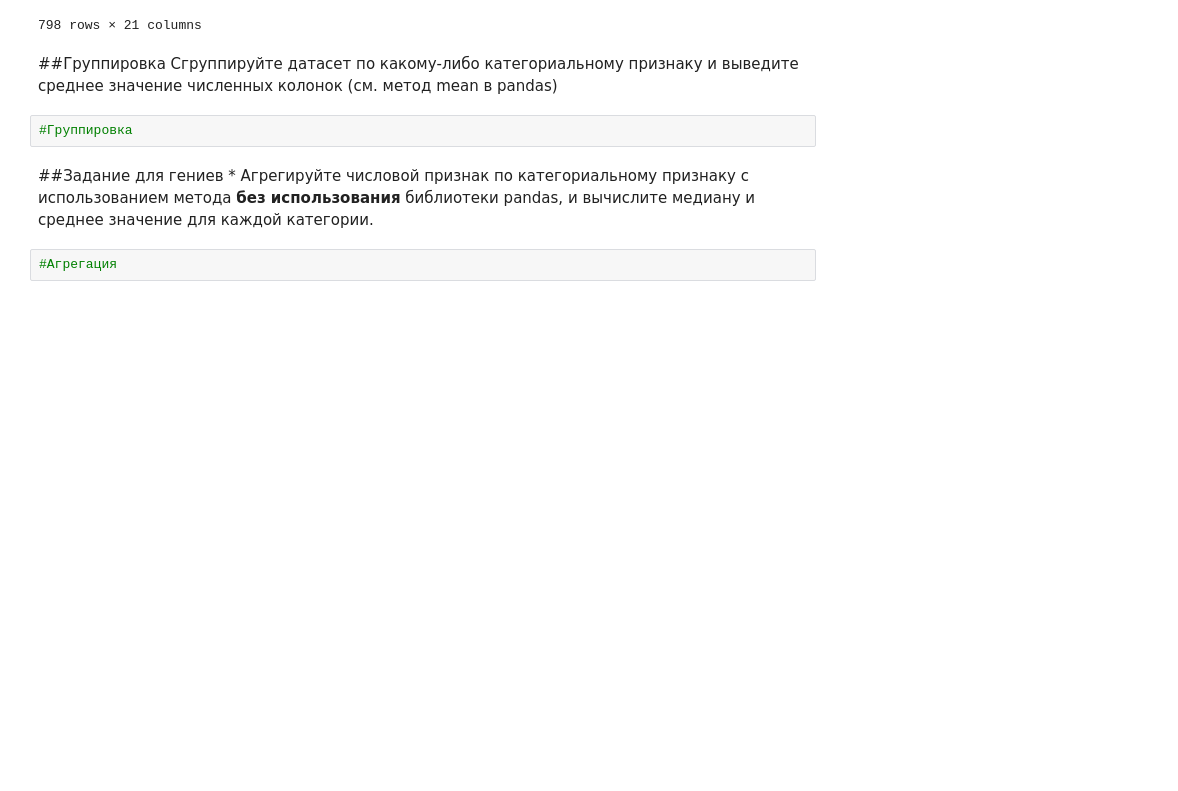
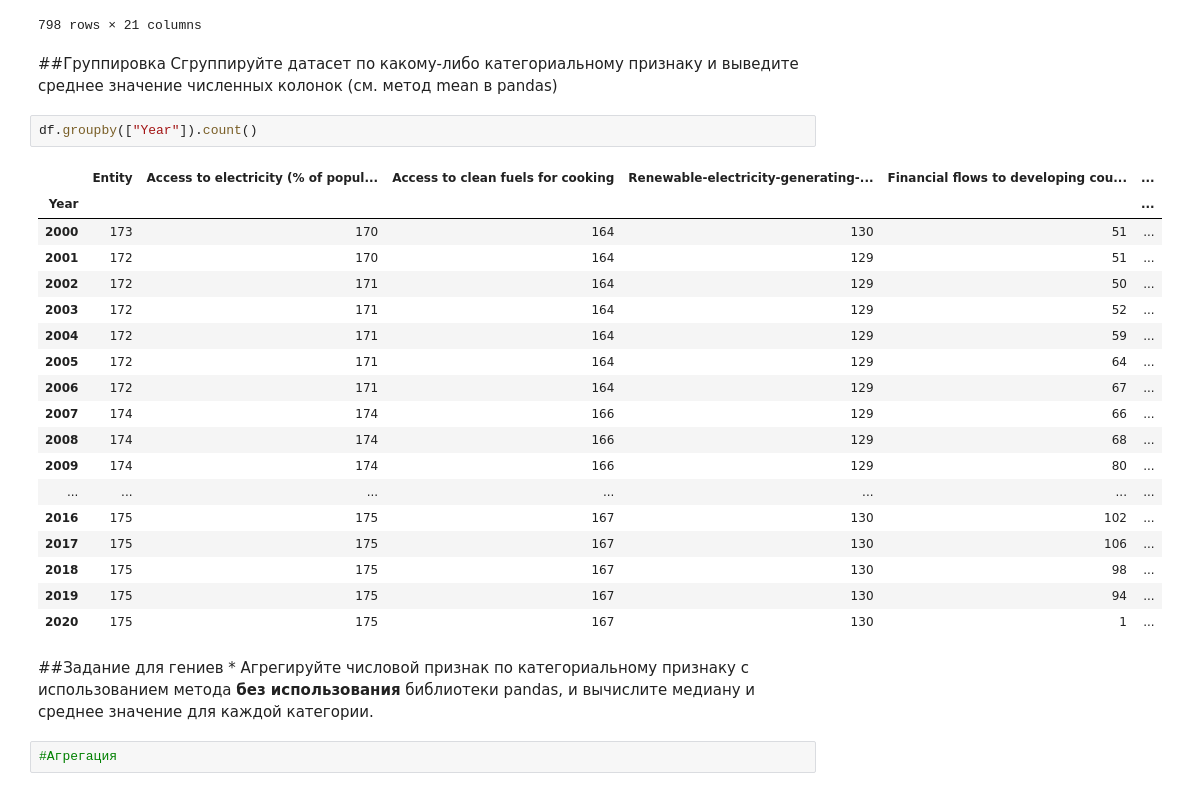
Before and after one commit to MaximRubbit2/-, a Jupyter notebook: Копия_блокнота_"Задание_1_ipynb".ipynb, the cells around one changed output. Drawn from its saved outputs; the diff is of its cells as text; blank space fills up the shorter version.

```diff
--- a/Копия_блокнота_"Задание_1_ipynb".ipynb
+++ b/Копия_блокнота_"Задание_1_ipynb".ipynb
@@ -253,8 +253,27 @@ df[df["Latitude"] <= 0]
 # %% [markdown]
 ##Группировка
 Сгруппируйте датасет по какому-либо категориальному признаку и выведите среднее значение численных колонок (см. метод mean в pandas)
-# %%
-#Группировка
+# %%
+df.groupby(["Year"]).count()
+# %% [output]
+|  | Entity | Access to electricity (% of popul... | Access to clean fuels for cooking | Renewable-electricity-generating-... | Financial flows to developing cou... | ... |
+| Year |  |  |  |  |  | ... |
+| 2000 | 173 | 170 | 164 | 130 | 51 | ... |
+| 2001 | 172 | 170 | 164 | 129 | 51 | ... |
+| 2002 | 172 | 171 | 164 | 129 | 50 | ... |
+| 2003 | 172 | 171 | 164 | 129 | 52 | ... |
+| 2004 | 172 | 171 | 164 | 129 | 59 | ... |
+| 2005 | 172 | 171 | 164 | 129 | 64 | ... |
+| 2006 | 172 | 171 | 164 | 129 | 67 | ... |
+| 2007 | 174 | 174 | 166 | 129 | 66 | ... |
+| 2008 | 174 | 174 | 166 | 129 | 68 | ... |
+| 2009 | 174 | 174 | 166 | 129 | 80 | ... |
+| ... | ... | ... | ... | ... | ... | ... |
+| 2016 | 175 | 175 | 167 | 130 | 102 | ... |
+| 2017 | 175 | 175 | 167 | 130 | 106 | ... |
+| 2018 | 175 | 175 | 167 | 130 | 98 | ... |
+| 2019 | 175 | 175 | 167 | 130 | 94 | ... |
+| 2020 | 175 | 175 | 167 | 130 | 1 | ... |
 # %% [markdown]
 ##Задание для гениев *
 Агрегируйте числовой признак по категориальному признаку с использованием метода **без использования** библиотеки pandas, и вычислите медиану и среднее значение для каждой категории.
```
